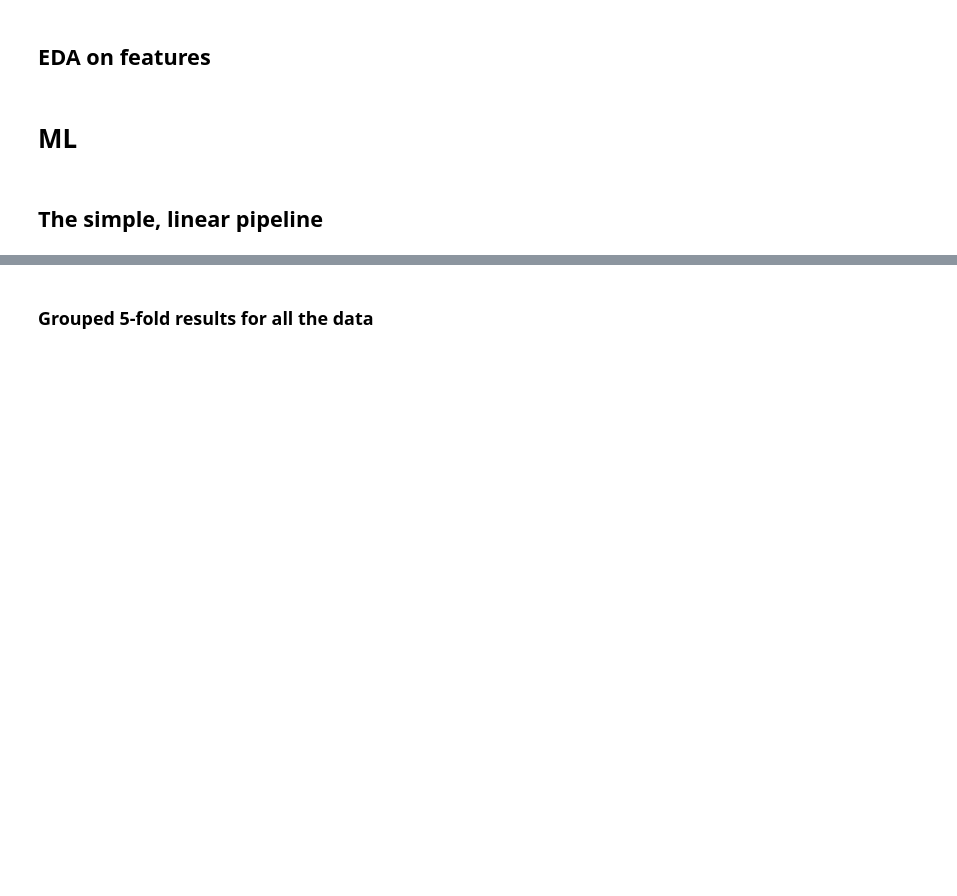
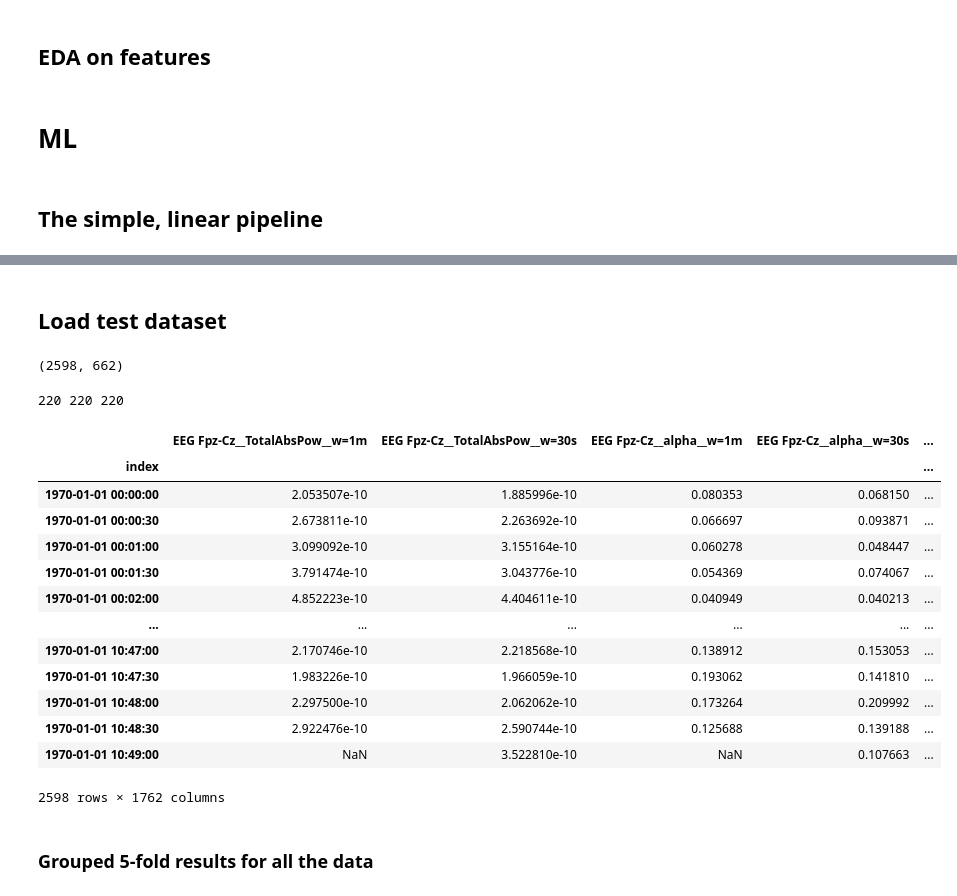
Before and after one commit to JiangguoZhang/sleep-linear, a Jupyter notebook: notebooks/SleepEDF-datathon.ipynb, the cells around one changed output, grey strips where cells are left out. Cells and saved outputs as stored; diff of their text form; code cells hidden in the pictures; blank space fills up the shorter version.

```diff
--- a/notebooks/SleepEDF-datathon.ipynb
+++ b/notebooks/SleepEDF-datathon.ipynb
@@ -697,0 +761,2 @@ Sleep stage W       0.94      0.91      0.93      9384
+# %% [markdown]
+## Load test dataset
@@ -697,0 +782,73 @@ Sleep stage W       0.94      0.91      0.93      9384
+# %%
+## Load data
+df_feats_test = pd.read_parquet("/home/xavier/PycharmProjects/sleep-linear/features/datathon-edf_test__90s.parquet")
+eeg_signals = [d.name for d in data_processed if "EEG" in d.name]
+bands = ["alpha", "beta", "sdelta", "fdelta", "sigma", "theta"]
+for eeg_sig in eeg_signals:
+    eeg_bands = [c for c in df_feats_test.columns if c.startswith(eeg_sig) and c.split("__")[1] in bands]
+    windows = sorted(set(b.split("__")[-1] for b in eeg_bands))
+    for window in windows:
+        # Select the spectral powers
+        delta = df_feats_test["__".join([eeg_sig, "sdelta", window])] + df_feats_test["__".join([eeg_sig, "fdelta", window])]
+        fdelta_theta = df_feats_test["__".join([eeg_sig, "fdelta", window])] + df_feats_test[
+            "__".join([eeg_sig, "theta", window])]
+        alpha = df_feats_test["__".join([eeg_sig, "alpha", window])]
+        beta = df_feats_test["__".join([eeg_sig, "beta", window])]
+        theta = df_feats_test["__".join([eeg_sig, "theta", window])]
+        sigma = df_feats_test["__".join([eeg_sig, "sigma", window])]
+        # Calculate the ratios
+        df_feats_test["__".join([eeg_sig, "fdelta+theta", window])] = fdelta_theta.astype("float32")
+
+        df_feats_test["__".join([eeg_sig, "alpha/theta", window])] = (alpha / theta).astype("float32")
+        df_feats_test["__".join([eeg_sig, "delta/beta", window])] = (delta / beta).astype("float32")
+        df_feats_test["__".join([eeg_sig, "delta/sigma", window])] = (delta / sigma).astype("float32")
+        df_feats_test["__".join([eeg_sig, "delta/theta", window])] = (delta / theta).astype("float32")
+df_feats_test.shape
+# %% [output]
+(2598, 662)
+# %%
+# Add the 30s features from the minute before and the minute after the epoch (= current sample of 30s) to the epoch
+feats_30s = [f for f in df_feats_test.columns if "w=30s" in f]
+feats_60s = [f for f in df_feats_test.columns if f.endswith("w=1m")]
+feats_90s = [f for f in df_feats_test.columns if "w=1m30s" in f]
+print(len(feats_30s), len(feats_60s), len(feats_90s))
+dfs = []
+for edf_file in df_feats_test.edf_file.unique():
+    sub_df = df_feats_test[df_feats_test.edf_file == edf_file]
+
+    sub_df = sub_df.merge(
+        sub_df[feats_90s].shift(1).add_suffix("_shift=30s"),
+        left_index=True,
+        right_index=True,
+    )
+    sub_df = sub_df.drop(columns=feats_90s)
+
+    sub_df = sub_df.merge(
+        sub_df[feats_60s].shift(1).add_suffix("_shift=30s"),
+        left_index=True,
+        right_index=True,
+    )
+
+    sub_df = sub_df.merge(sub_df[feats_30s].shift(2).add_suffix("_shift=1m"), left_index=True, right_index=True)
+    sub_df = sub_df.merge(sub_df[feats_30s].shift(1).add_suffix("_shift=30s"), left_index=True, right_index=True)
+    sub_df = sub_df.merge(sub_df[feats_30s].shift(-1).add_suffix("_shift=-30s"), left_index=True, right_index=True)
+    sub_df = sub_df.merge(sub_df[feats_30s].shift(-2).add_suffix("_shift=-1m"), left_index=True, right_index=True)
+    dfs += [sub_df]
+df_feats_test = pd.concat(dfs)
+df_feats_test
+# %% [output]
+220 220 220
+|  | EEG Fpz-Cz__TotalAbsPow__w=1m | EEG Fpz-Cz__TotalAbsPow__w=30s | EEG Fpz-Cz__alpha__w=1m | EEG Fpz-Cz__alpha__w=30s | ... |
+| index |  |  |  |  | ... |
+| 1970-01-01 00:00:00 | 2.053507e-10 | 1.885996e-10 | 0.080353 | 0.068150 | ... |
+| 1970-01-01 00:00:30 | 2.673811e-10 | 2.263692e-10 | 0.066697 | 0.093871 | ... |
+| 1970-01-01 00:01:00 | 3.099092e-10 | 3.155164e-10 | 0.060278 | 0.048447 | ... |
+| 1970-01-01 00:01:30 | 3.791474e-10 | 3.043776e-10 | 0.054369 | 0.074067 | ... |
+| 1970-01-01 00:02:00 | 4.852223e-10 | 4.404611e-10 | 0.040949 | 0.040213 | ... |
+| ... | ... | ... | ... | ... | ... |
+| 1970-01-01 10:47:00 | 2.170746e-10 | 2.218568e-10 | 0.138912 | 0.153053 | ... |
+| 1970-01-01 10:47:30 | 1.983226e-10 | 1.966059e-10 | 0.193062 | 0.141810 | ... |
+| 1970-01-01 10:48:00 | 2.297500e-10 | 2.062062e-10 | 0.173264 | 0.209992 | ... |
+| 1970-01-01 10:48:30 | 2.922476e-10 | 2.590744e-10 | 0.125688 | 0.139188 | ... |
+| 1970-01-01 10:49:00 | NaN | 3.522810e-10 | NaN | 0.107663 | ... |
+2598 rows × 1762 columns
```
Also changed, not shown: parts of 43 cells of this notebook.
